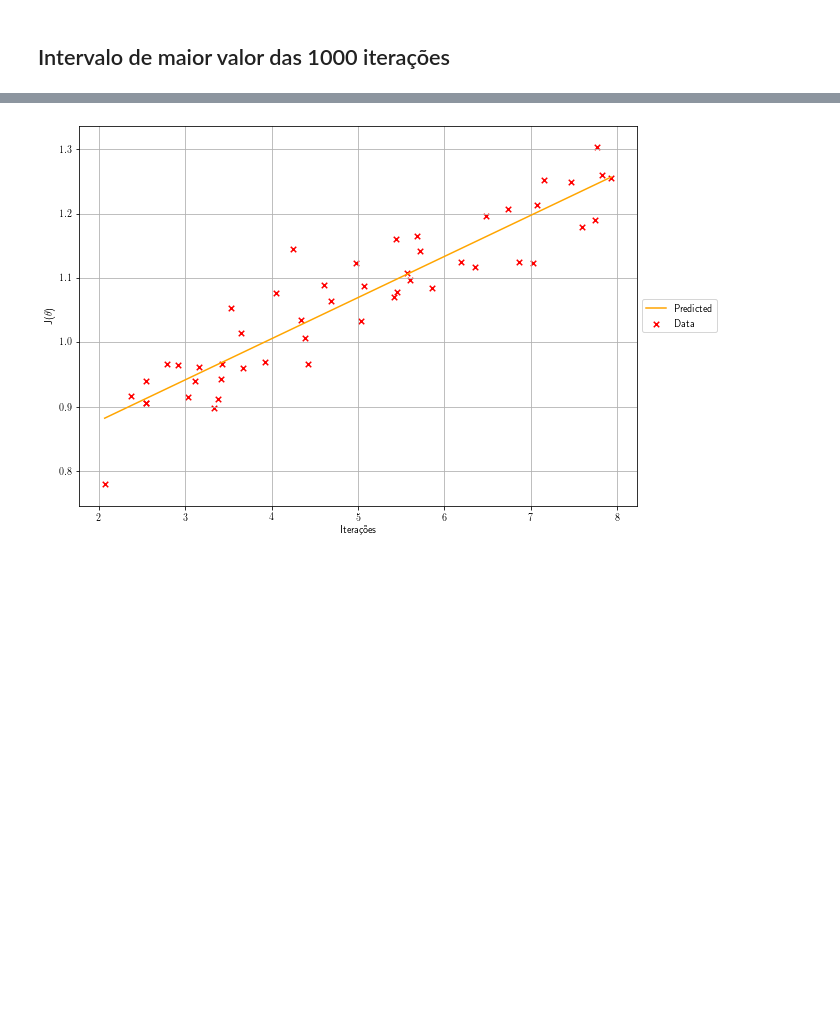
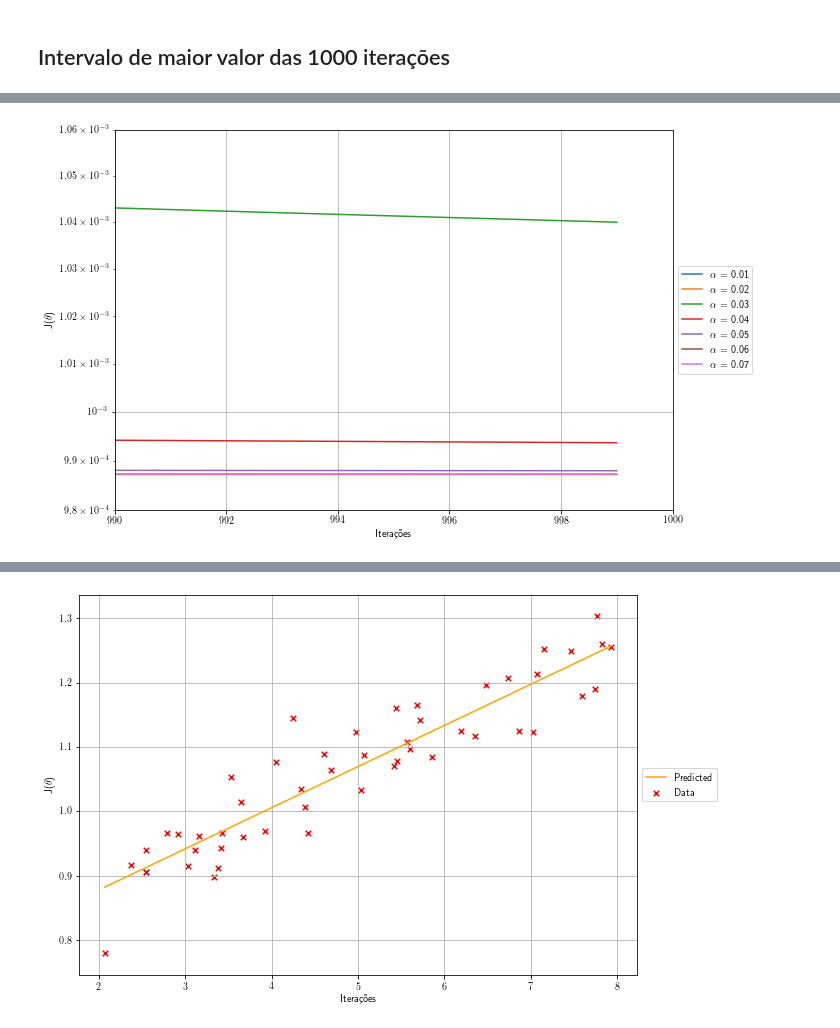
Before and after one commit to danbailo/T1-Inteligencia-Artificial, a Jupyter notebook: src/Trabalho 1 - Inteligência Artificial.ipynb, the cells around one changed output, grey strips where cells are left out. Cells and saved outputs as stored; diff of their text form; code cells hidden in the pictures; blank space fills up the shorter version.

```diff
--- a/src/Trabalho 1 - Inteligência Artificial.ipynb
+++ b/src/Trabalho 1 - Inteligência Artificial.ipynb
@@ -166,3 +164,14 @@ plt.savefig(os.path.join('..','imgs/')+'higher_interval_1000it', bbox_inches='ti
+# %%
+plt.yscale('log')
+for alpha,err in err_values.items():
+    plt.plot(range(NUM_IT),err, label=fr'$\alpha$ = {alpha}')
+plt.axis(xmin=990,xmax=1000, ymax=10.6e-4, ymin=9.8e-4)
+plt.xlabel('Iterações')
+plt.ylabel(r'J($\theta$)')
+plt.legend(loc='center left', bbox_to_anchor=(1.0, 0.5))
+plt.savefig(os.path.join('..','imgs/')+'max_zoom', bbox_inches='tight')
+# %% [output]
+[figure, added]
 # %%
 plt.scatter(x,y, label= 'Data', s=30, marker='x', c='r')
 for k,v in theta_values.items():
```
Also changed, not shown: parts of 7 cells of this notebook.
